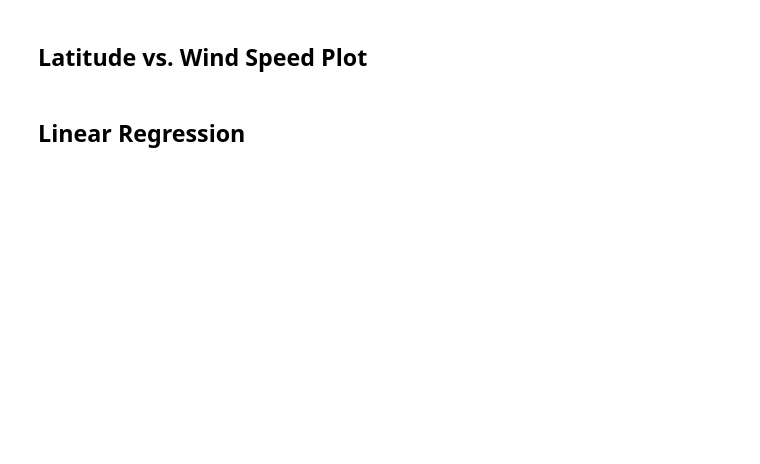
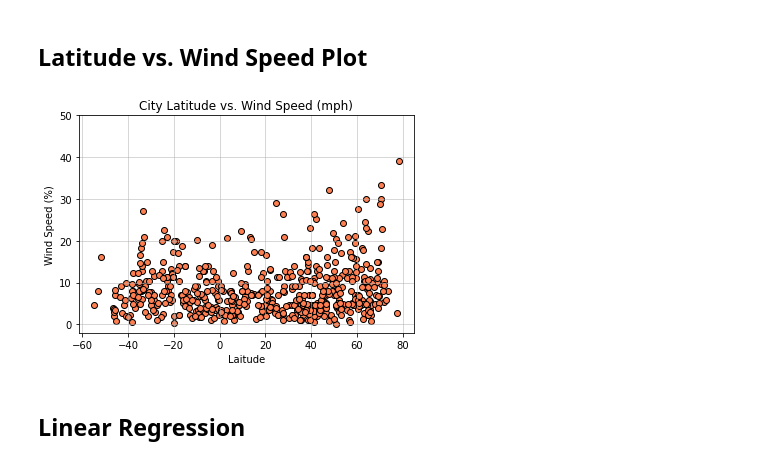
Before and after one commit to sjryandesigns/Python-API-Challenge, a Jupyter notebook: WeatherPy.ipynb, the cells around one changed output. Saved outputs shown, nothing was run; the diff lists cells and outputs as text; code cells hidden in the pictures; blank space fills up the shorter version.

```diff
--- a/WeatherPy.ipynb
+++ b/WeatherPy.ipynb
@@ -239,24 +240,26 @@ FileNotFoundError: [Errno 2] No such file or directory: '../Images/City Latitude
 # %% [markdown]
 ## Latitude vs. Wind Speed Plot
 # %%
-# # Create Latitude vs. Wind Speed scatter plot
-# plt.scatter(weather_dict["Lat"], weather_dict["Wind Speed"], facecolor = "steelblue", edgecolor = "black")
-# plt.title("City Latitude vs. Wind Speed (mph) (01/17/20)")
+# Create Latitude vs. Wind Speed scatter plot
+plt.scatter(weather_data["Latitude"], weather_data["Wind Speed"], facecolor = "coral", edgecolor = "black")
+plt.title("City Latitude vs. Wind Speed (mph)")
 
-# # Set x axis label
-# plt.xlabel("Laitude")
+# Set x axis label
+plt.xlabel("Laitude")
 
-# # Set y axis label
-# plt.ylabel("Wind Speed (%)")
+# Set y axis label
+plt.ylabel("Wind Speed (%)")
 
-# # Set y axis limit
-# plt.ylim(-2,50)
+# Set y axis limit
+plt.ylim(-2,50)
 
-# # Set grid line
-# plt.grid(linestyle='-', linewidth=1, alpha = 0.5)
+# Set grid line
+plt.grid(linestyle='-', linewidth=1, alpha = 0.5)
 
-# # Save the plotted figure as .pngs
-# plt.savefig("../Images/City Latitude vs Wind Speed (mph).png")
+# Save the plotted figure as .pngs
+plt.savefig("Images/City Latitude vs Wind Speed (mph).png")
+# %% [output]
+[figure, added]
 # %% [markdown]
 ## Linear Regression
 # %%
```
Also changed, not shown: parts of 18 cells of this notebook, 13 other files.
